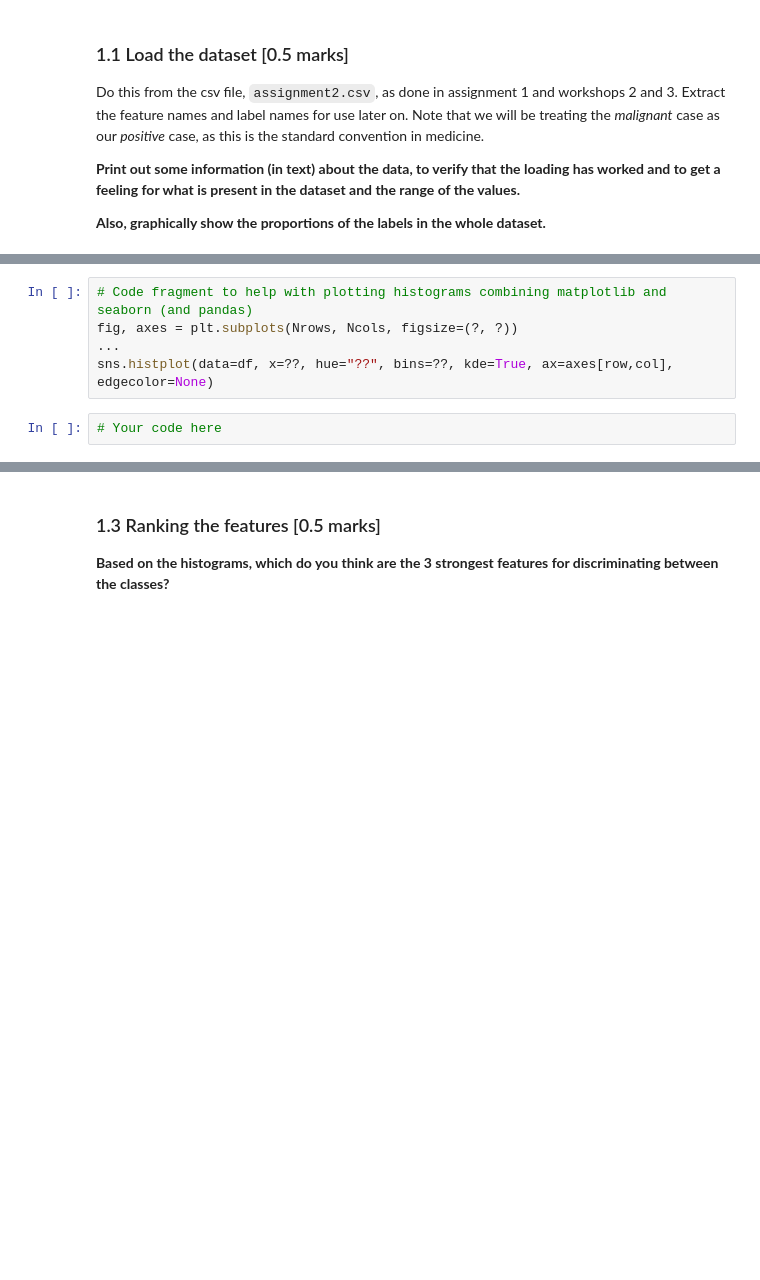
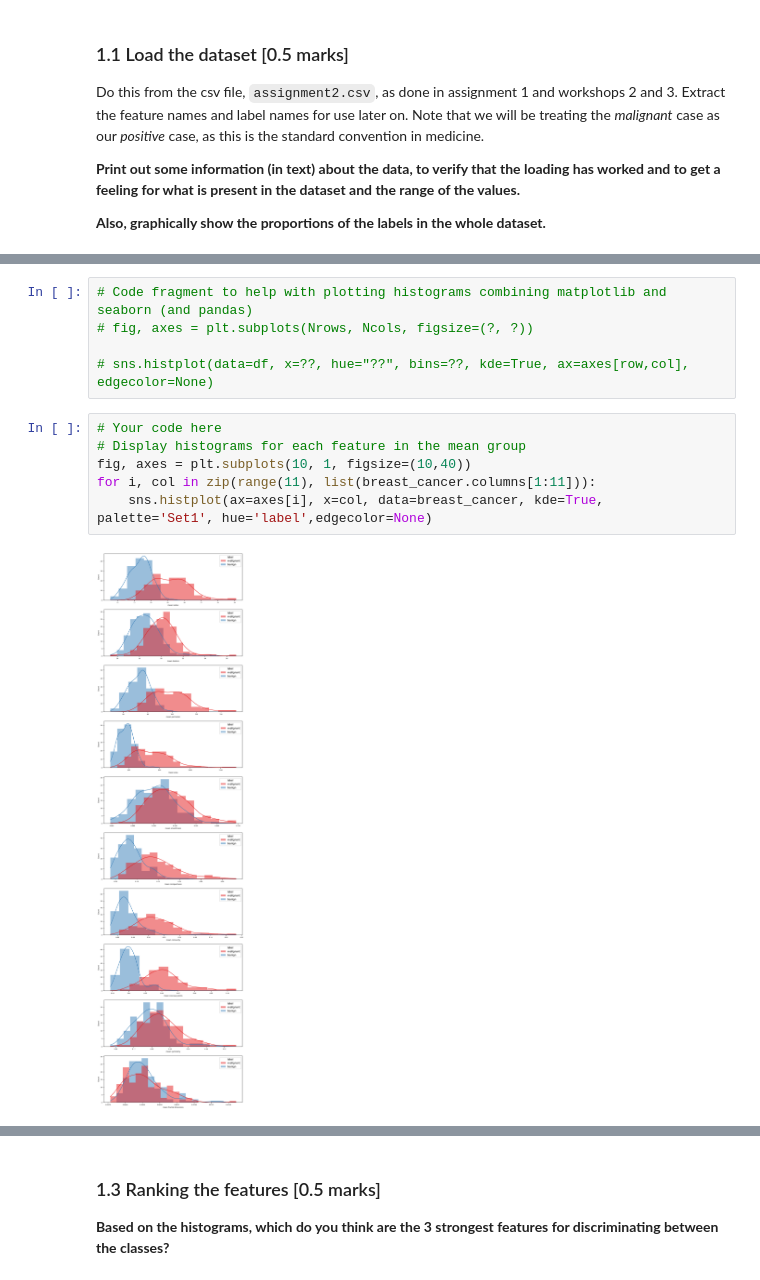
Before and after one commit to anhdo1896/UMLT, a Jupyter notebook: Assignments/Assignment_2/A2_template_2023.ipynb, the cells around one changed output, grey strips where cells are left out. Saved outputs shown, nothing was run; the diff lists cells and outputs as text; blank space fills up the shorter version.

```diff
--- a/Assignments/Assignment_2/A2_template_2023.ipynb
+++ b/Assignments/Assignment_2/A2_template_2023.ipynb
@@ -97,8 +166,14 @@ To familiarise yourself with the nature and information contained in the data, d
 <center><img src="Example_Hist_Plot.png" width="300" alt="Example plot of histogram"></center>
 # %%
 # Code fragment to help with plotting histograms combining matplotlib and seaborn (and pandas)
-fig, axes = plt.subplots(Nrows, Ncols, figsize=(?, ?))
-...
-sns.histplot(data=df, x=??, hue="??", bins=??, kde=True, ax=axes[row,col], edgecolor=None)
+# fig, axes = plt.subplots(Nrows, Ncols, figsize=(?, ?))
+
+# sns.histplot(data=df, x=??, hue="??", bins=??, kde=True, ax=axes[row,col], edgecolor=None)
-# %%
-# Your code here
+# %%
+# Your code here
+# Display histograms for each feature in the mean group
+fig, axes = plt.subplots(10, 1, figsize=(10,40))
+for i, col in zip(range(11), list(breast_cancer.columns[1:11])):
+    sns.histplot(ax=axes[i], x=col, data=breast_cancer, kde=True, palette='Set1', hue='label',edgecolor=None)
+# %% [output]
+[figure, added]
```
Also changed, not shown: parts of 36 cells of this notebook, 8 other files.
